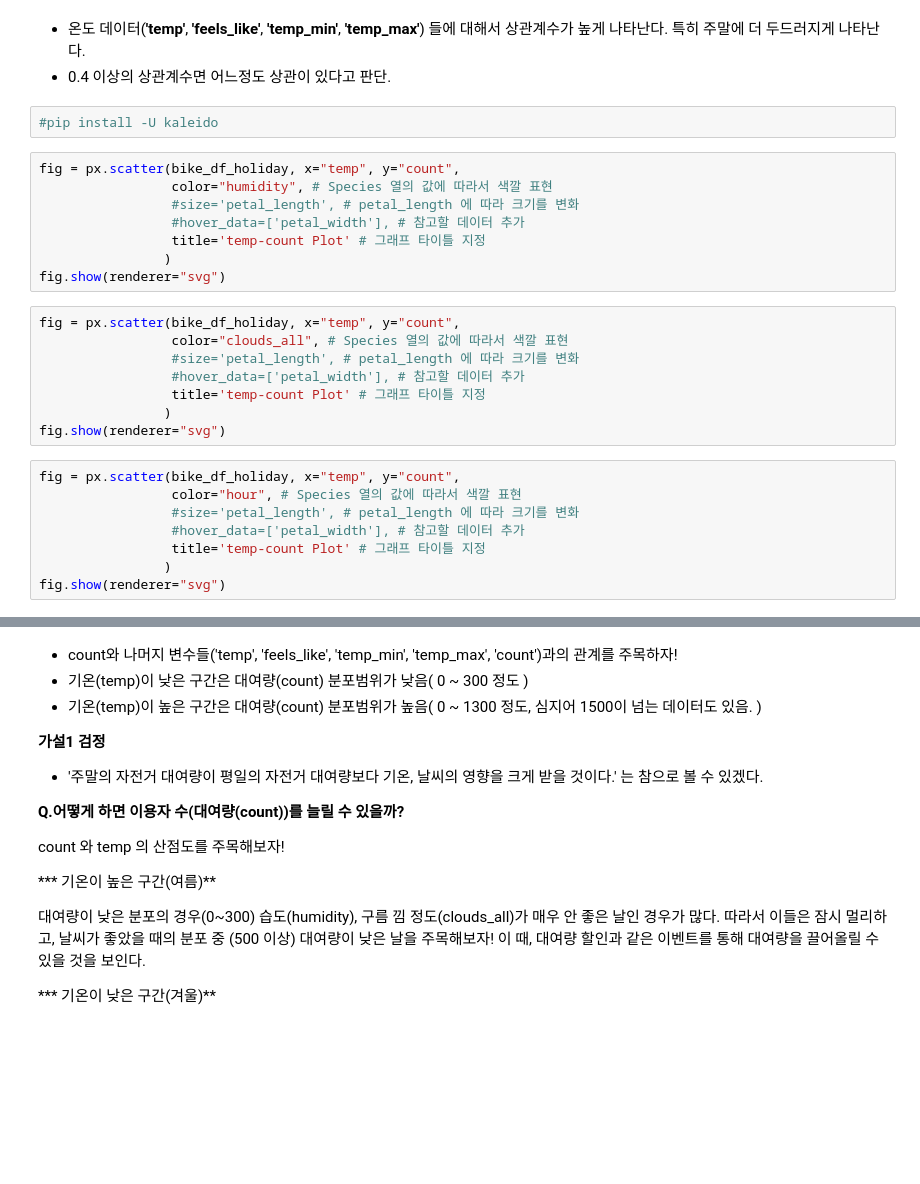
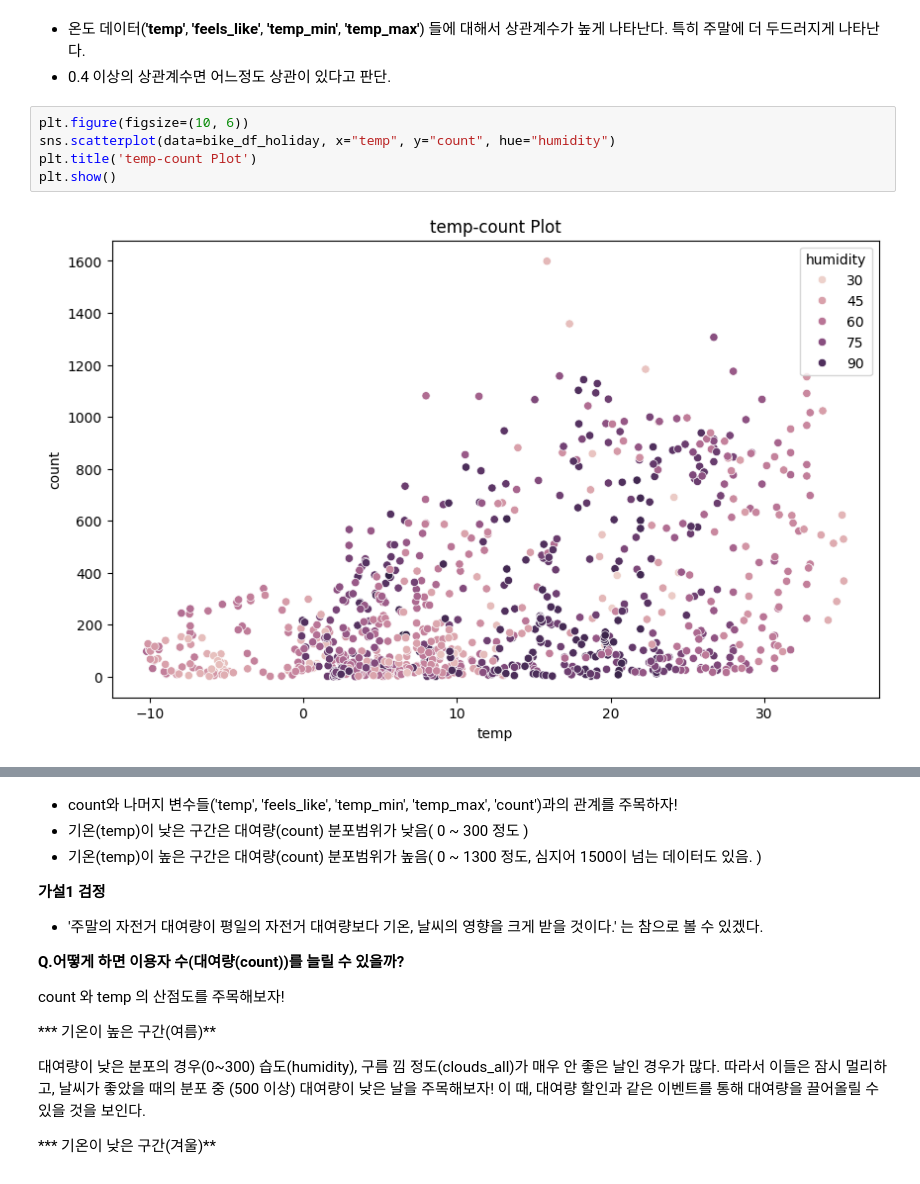
Before and after one commit to SonJoon/SonJoon_git, a Jupyter notebook: 01. 개인 프로젝트/01. 자전거 대여량을 어떻게 높일 수 있을까/01 자전거 대여량을 어떻게 높일 수 있을까_.ipynb, the cells around one changed output, grey strips where cells are left out. Cells and saved outputs as stored; diff of their text form; blank space fills up the shorter version.

```diff
--- a/01. 개인 프로젝트/01. 자전거 대여량을 어떻게 높일 수 있을까/01 자전거 대여량을 어떻게 높일 수 있을까_.ipynb
+++ b/01. 개인 프로젝트/01. 자전거 대여량을 어떻게 높일 수 있을까/01 자전거 대여량을 어떻게 높일 수 있을까_.ipynb
@@ -597,29 +599,10 @@ plt.show()
 # %% [markdown]
 * 온도 데이터(**'temp'**,  **'feels_like'**,  **'temp_min'**,  **'temp_max'**) 들에 대해서 상관계수가 높게 나타난다. 특히 주말에 더 두드러지게 나타난다.
 * 0.4 이상의 상관계수면 어느정도 상관이 있다고 판단.
-# %%
-#pip install -U kaleido
-# %%
-fig = px.scatter(bike_df_holiday, x="temp", y="count",
-                 color="humidity", # Species 열의 값에 따라서 색깔 표현
-                 #size='petal_length', # petal_length 에 따라 크기를 변화
-                 #hover_data=['petal_width'], # 참고할 데이터 추가
-                 title='temp-count Plot' # 그래프 타이틀 지정
-                )
-fig.show(renderer="svg")
-# %%
-fig = px.scatter(bike_df_holiday, x="temp", y="count",
-                 color="clouds_all", # Species 열의 값에 따라서 색깔 표현
-                 #size='petal_length', # petal_length 에 따라 크기를 변화
-                 #hover_data=['petal_width'], # 참고할 데이터 추가
-                 title='temp-count Plot' # 그래프 타이틀 지정
-                )
-fig.show(renderer="svg")
-# %%
-fig = px.scatter(bike_df_holiday, x="temp", y="count",
-                 color="hour", # Species 열의 값에 따라서 색깔 표현
-                 #size='petal_length', # petal_length 에 따라 크기를 변화
-                 #hover_data=['petal_width'], # 참고할 데이터 추가
-                 title='temp-count Plot' # 그래프 타이틀 지정
-                )
-fig.show(renderer="svg")
+# %%
+plt.figure(figsize=(10, 6))
+sns.scatterplot(data=bike_df_holiday, x="temp", y="count", hue="humidity")
+plt.title('temp-count Plot')
+plt.show()
+# %% [output]
+[figure, added]
```
Also changed, not shown: parts of 10 cells of this notebook, 1 other file.
